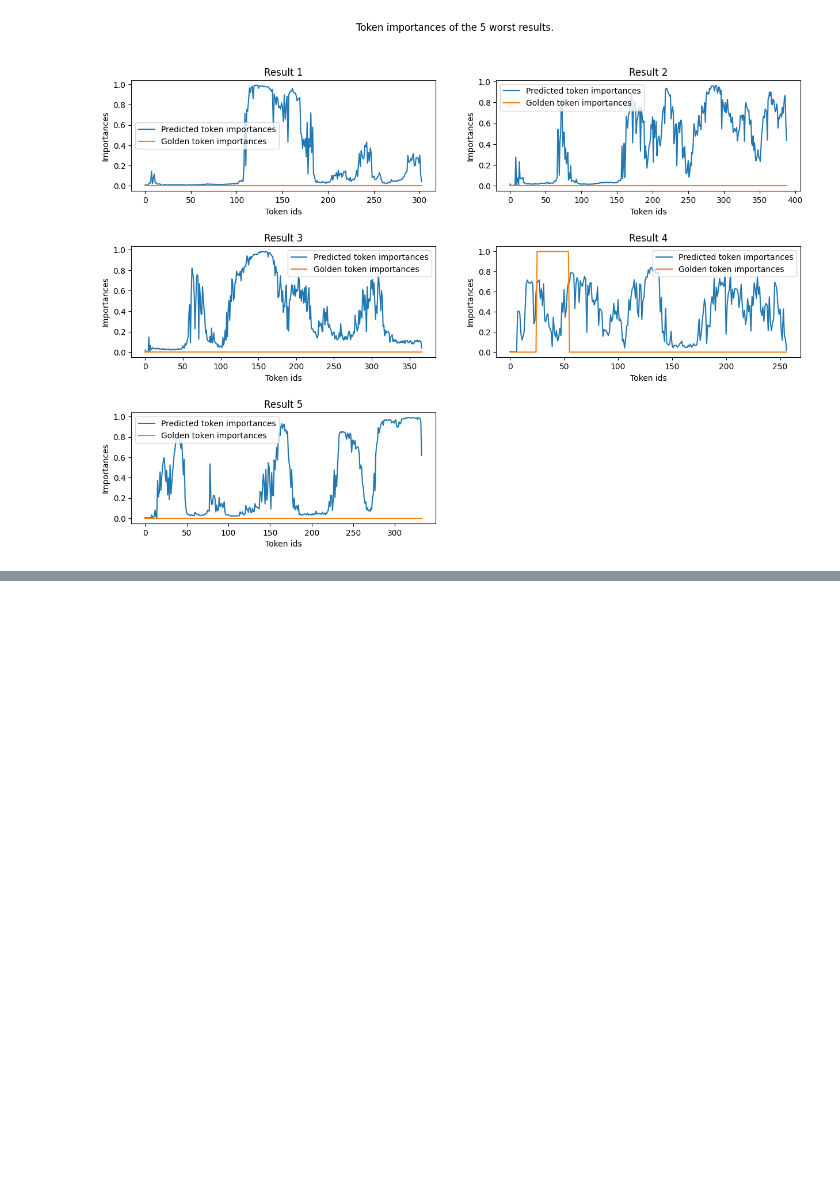
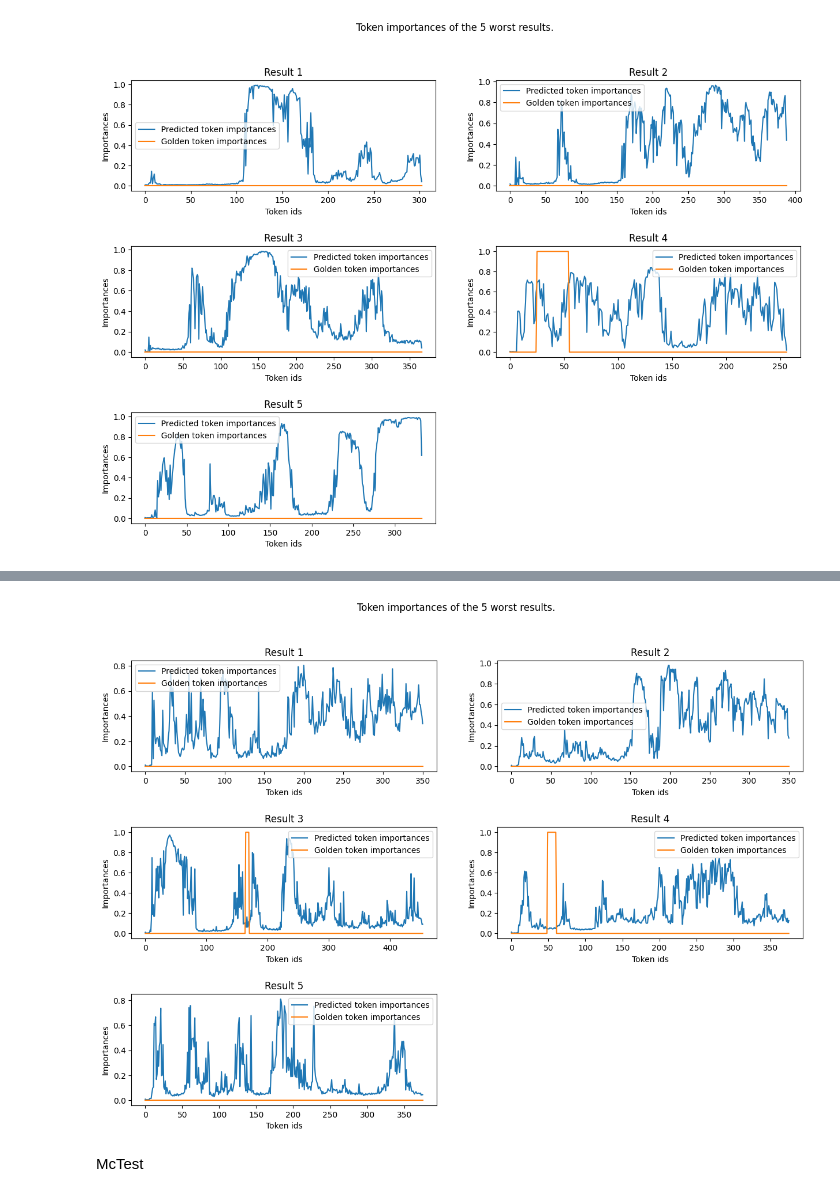
Before and after one commit to RiccardoSpolaor/Question-Answering, a Jupyter notebook: main_trainer_redone.ipynb, the cells around one changed output, grey strips where cells are left out. Cells and saved outputs as stored; diff of their text form; code cells hidden in the pictures; blank space fills up the shorter version.

```diff
--- a/main_trainer_redone.ipynb
+++ b/main_trainer_redone.ipynb
@@ -674,0 +894,6 @@ plot_token_importances('wikipedia', sources_statistics_dict, model)
+# %%
+plot_token_importances('gutenberg', sources_statistics_dict, best_M2, use_history=use_history_M2)
+# %% [output]
+[figure, added]
+# %% [markdown]
+McTest
```
Also changed, not shown: parts of 48 cells of this notebook, 3 other files.
